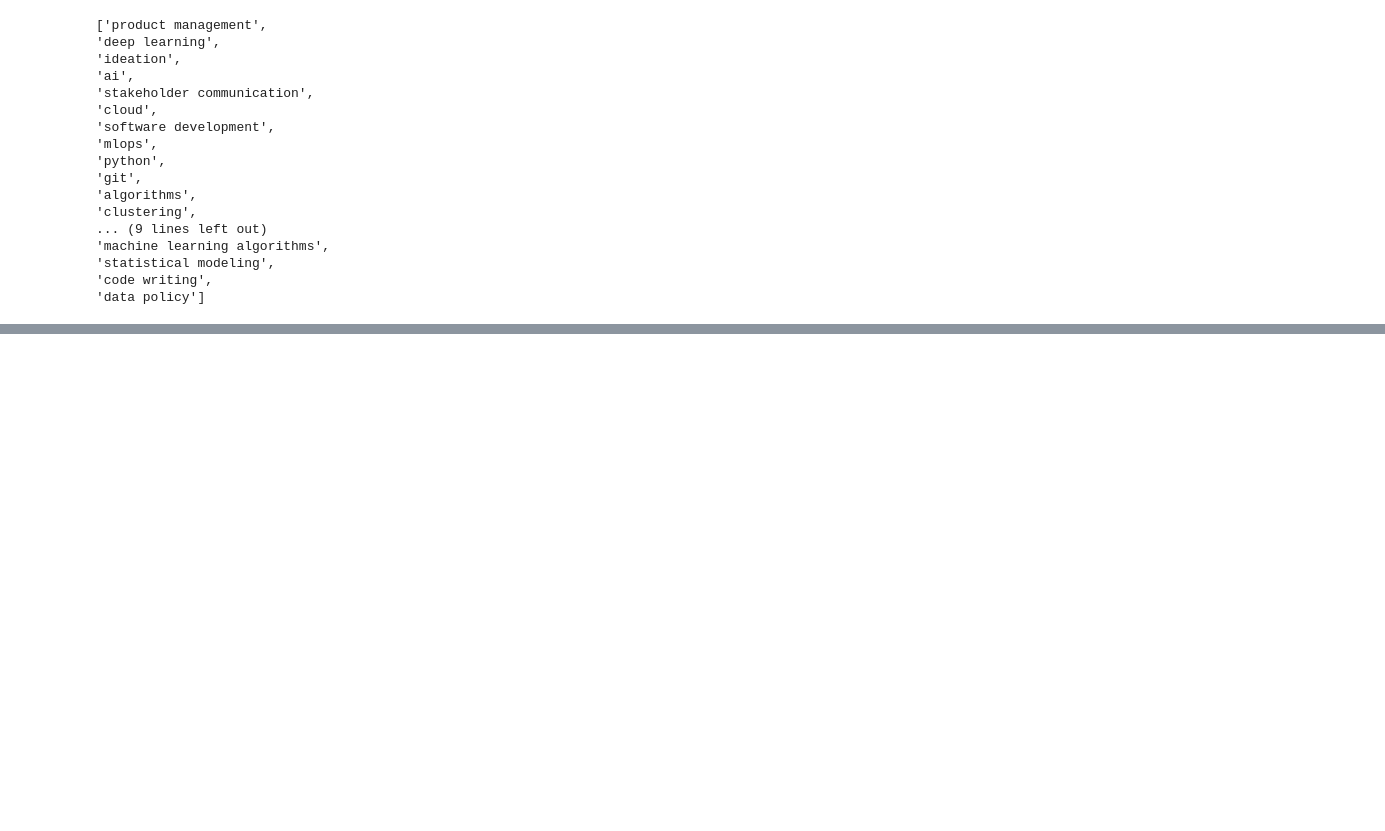
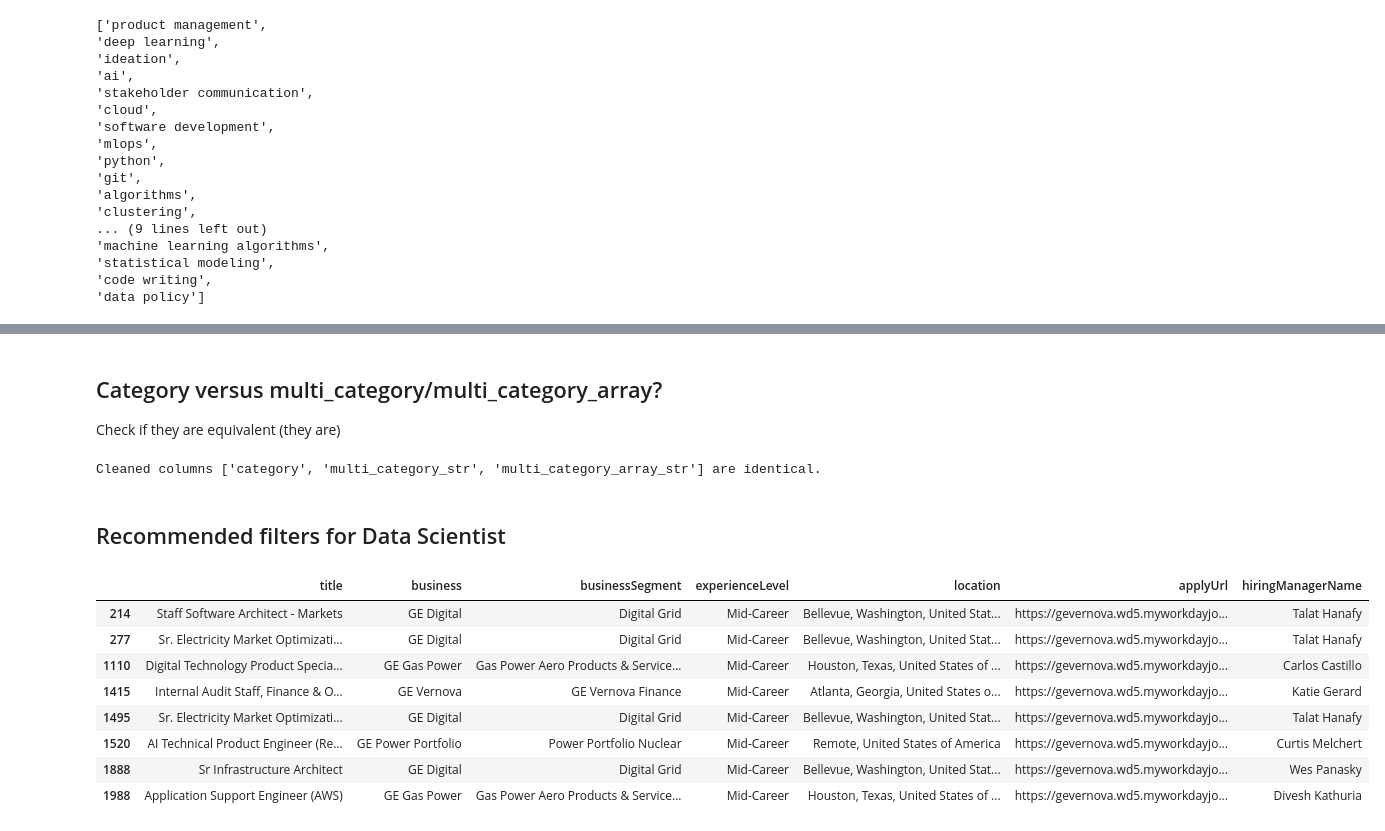
Before and after one commit to blwhiten/hello_world, a Jupyter notebook: quickstarts/Get_started.ipynb, the cells around one changed output, grey strips where cells are left out. Saved outputs shown, nothing was run; the diff lists cells and outputs as text; code cells hidden in the pictures; blank space fills up the shorter version.

Commit message:
Data Exploration (GE careers)

```diff
--- a/quickstarts/Get_started.ipynb
+++ b/quickstarts/Get_started.ipynb
@@ -1672,0 +1691,23 @@ Count of jobs in all_ge_jobs_df: 2034
+# %%
+import textwrap
+
+wrap_width = 80
+
+all_ge_jobs_df = all_ge_jobs_df.copy().drop(columns=['multi_category', 'multi_category_array'])
+
+for col in all_ge_jobs_df.columns:
+    try:
+        # Convert everything to string to avoid unhashable type errors
+        unique_vals = all_ge_jobs_df[col].dropna().astype(str).str.strip()
+
+        # Remove resulting empties after strip was applied
+        unique_vals = unique_vals[unique_vals != ''].unique()
+
+        if len(unique_vals) < 20 and len(unique_vals) > 1:
+            print(f"\nColumn: {col} (unique: {len(unique_vals)})")
+
+            for val in unique_vals:
+                wrapped_val = "\n  ".join(textwrap.wrap(val, width=wrap_width)) if val else ""
+                print(f"  - {wrapped_val}")
+    except Exception as e:
+        print(f"Error processing column '{col}': {e}")
@@ -1696,0 +1774,3 @@ for skills in all_ge_jobs_df[all_ge_jobs_df["title"].str.contains("AI Technical
+# %%
+pd.set_option('display.max_colwidth', None)
+all_ge_jobs_df[['applyUrl']].head()
@@ -1696,0 +1784,48 @@ for skills in all_ge_jobs_df[all_ge_jobs_df["title"].str.contains("AI Technical
+# %%
+pd.reset_option('display.max_colwidth')
+# %% [markdown]
+## Category versus multi_category/multi_category_array?
+Check if they are equivalent (they are)
+# %%
+cat_cols = all_ge_jobs_df[['category','multi_category','multi_category_array']].copy()
+
+# Explode multi_category entries from list
+cat_cols['multi_category_str'] = cat_cols['multi_category'].explode()
+
+# Explode multi_category_array entries from list, and extract from dictionary
+cat_cols['multi_category_array_str'] = cat_cols['multi_category_array'].explode()
+cat_cols['multi_category_array_str'] = cat_cols['multi_category_array_str'].apply(lambda x: x['category'])
+
+# Drop original columns
+cat_cols_clean = cat_cols[['category','multi_category_str','multi_category_array_str']].copy()
+
+# Check if remaining columns are identical
+if (cat_cols_clean['category'] != cat_cols_clean['multi_category_str']).sum() == 0 & (cat_cols_clean['category'] != cat_cols_clean['multi_category_array_str']).sum() == 0:
+    print(f"Cleaned columns {list(cat_cols_clean.columns)} are identical.")
+else:
+    print(f"Cleaned columns {list(cat_cols_clean.columns)} are not identical.")
+# %% [output]
+Cleaned columns ['category', 'multi_category_str', 'multi_category_array_str'] are identical.
+# %% [markdown]
+## Recommended filters for Data Scientist
+# %%
+full_time_mask = all_ge_jobs_df['type'] == 'Full time'
+experience_mask = (all_ge_jobs_df['experienceLevel'] == "Early Career") | (all_ge_jobs_df['experienceLevel'] == "Mid-Career")
+jobType_mask = all_ge_jobs_df['jobType'] == 'Regular'
+location_mask = all_ge_jobs_df['location'].str.contains('United States')
+category_mask = all_ge_jobs_df['category'] == 'Digital Technology / IT'
+
+tech_us_jobs = all_ge_jobs_df[full_time_mask & experience_mask & jobType_mask & location_mask & category_mask]
+
+pd.set_option('display.max_colwidth', None)
+tech_us_jobs[['title','business','businessSegment','experienceLevel','location','applyUrl','hiringManagerName']]
+# %% [output]
+|  | title | business | businessSegment | experienceLevel | location | applyUrl | hiringManagerName |
+| 214 | Staff Software Architect - Markets | GE Digital | Digital Grid | Mid-Career | Bellevue, Washington, United Stat... | https://gevernova.wd5.myworkdayjo... | Talat Hanafy |
+| 277 | Sr. Electricity Market Optimizati... | GE Digital | Digital Grid | Mid-Career | Bellevue, Washington, United Stat... | https://gevernova.wd5.myworkdayjo... | Talat Hanafy |
+| 1110 | Digital Technology Product Specia... | GE Gas Power | Gas Power Aero Products & Service... | Mid-Career | Houston, Texas, United States of ... | https://gevernova.wd5.myworkdayjo... | Carlos Castillo |
+| 1415 | Internal Audit Staff, Finance & O... | GE Vernova | GE Vernova Finance | Mid-Career | Atlanta, Georgia, United States o... | https://gevernova.wd5.myworkdayjo... | Katie Gerard |
+| 1495 | Sr. Electricity Market Optimizati... | GE Digital | Digital Grid | Mid-Career | Bellevue, Washington, United Stat... | https://gevernova.wd5.myworkdayjo... | Talat Hanafy |
+| 1520 | AI Technical Product Engineer (Re... | GE Power Portfolio | Power Portfolio Nuclear | Mid-Career | Remote, United States of America | https://gevernova.wd5.myworkdayjo... | Curtis Melchert |
+| 1888 | Sr Infrastructure Architect | GE Digital | Digital Grid | Mid-Career | Bellevue, Washington, United Stat... | https://gevernova.wd5.myworkdayjo... | Wes Panasky |
+| 1988 | Application Support Engineer (AWS) | GE Gas Power | Gas Power Aero Products & Service... | Mid-Career | Houston, Texas, United States of ... | https://gevernova.wd5.myworkdayjo... | Divesh Kathuria |
```
Also changed, not shown: parts of 9 cells of this notebook.
